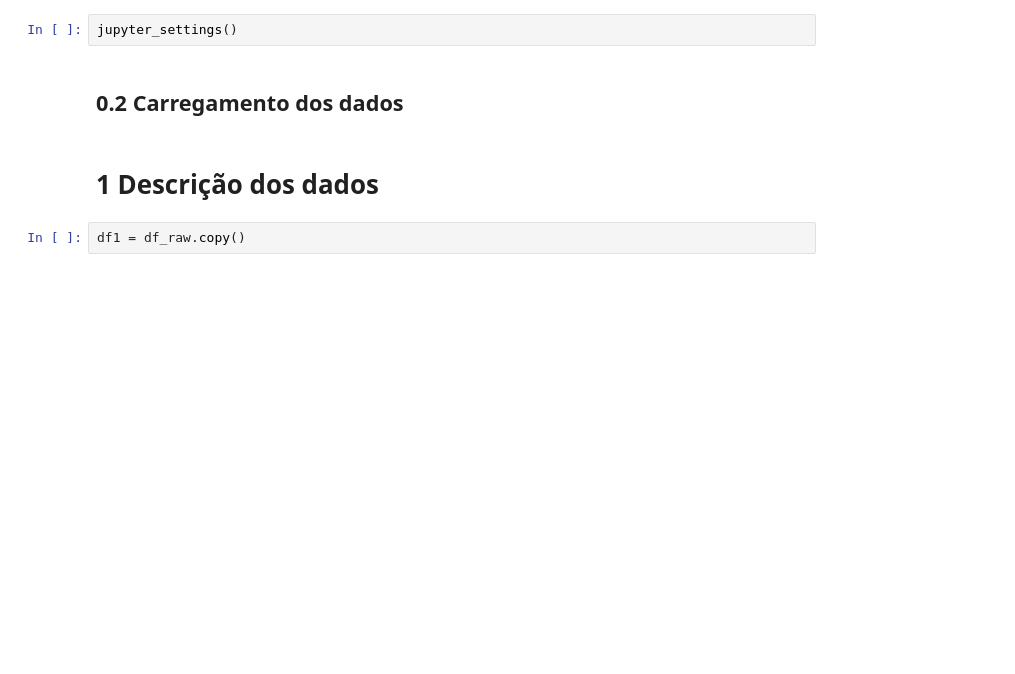
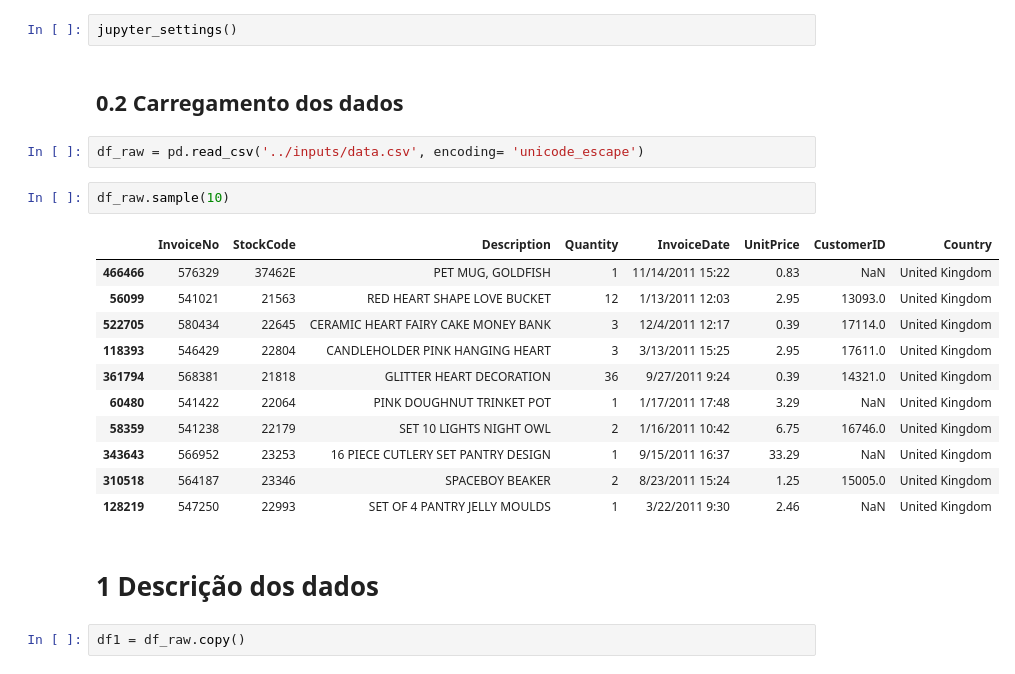
Before and after one commit to brasil95/insiders-cluster-analysis, a Jupyter notebook: notebooks/01_insiders_cluster_analysis.ipynb, the cells around one changed output. Drawn from its saved outputs; the diff is of its cells as text; blank space fills up the shorter version.

```diff
--- a/notebooks/01_insiders_cluster_analysis.ipynb
+++ b/notebooks/01_insiders_cluster_analysis.ipynb
@@ -33,6 +37,22 @@ def jupyter_settings():
 jupyter_settings()
 # %% [markdown]
 ## 0.2 Carregamento dos dados
+# %%
+df_raw = pd.read_csv('../inputs/data.csv', encoding= 'unicode_escape')
+# %%
+df_raw.sample(10)
+# %% [output]
+|  | InvoiceNo | StockCode | Description | Quantity | InvoiceDate | UnitPrice | CustomerID | Country |
+| 466466 | 576329 | 37462E | PET MUG, GOLDFISH | 1 | 11/14/2011 15:22 | 0.83 | NaN | United Kingdom |
+| 56099 | 541021 | 21563 | RED HEART SHAPE LOVE BUCKET | 12 | 1/13/2011 12:03 | 2.95 | 13093.0 | United Kingdom |
+| 522705 | 580434 | 22645 | CERAMIC HEART FAIRY CAKE MONEY BANK | 3 | 12/4/2011 12:17 | 0.39 | 17114.0 | United Kingdom |
+| 118393 | 546429 | 22804 | CANDLEHOLDER PINK HANGING HEART | 3 | 3/13/2011 15:25 | 2.95 | 17611.0 | United Kingdom |
+| 361794 | 568381 | 21818 | GLITTER HEART DECORATION | 36 | 9/27/2011 9:24 | 0.39 | 14321.0 | United Kingdom |
+| 60480 | 541422 | 22064 | PINK DOUGHNUT TRINKET POT | 1 | 1/17/2011 17:48 | 3.29 | NaN | United Kingdom |
+| 58359 | 541238 | 22179 | SET 10 LIGHTS NIGHT OWL | 2 | 1/16/2011 10:42 | 6.75 | 16746.0 | United Kingdom |
+| 343643 | 566952 | 23253 | 16 PIECE CUTLERY SET PANTRY DESIGN | 1 | 9/15/2011 16:37 | 33.29 | NaN | United Kingdom |
+| 310518 | 564187 | 23346 | SPACEBOY BEAKER | 2 | 8/23/2011 15:24 | 1.25 | 15005.0 | United Kingdom |
+| 128219 | 547250 | 22993 | SET OF 4 PANTRY JELLY MOULDS | 1 | 3/22/2011 9:30 | 2.46 | NaN | United Kingdom |
 # %% [markdown]
 # 1 Descrição dos dados
 # %%
```
Also changed, not shown: parts of 11 cells of this notebook.
